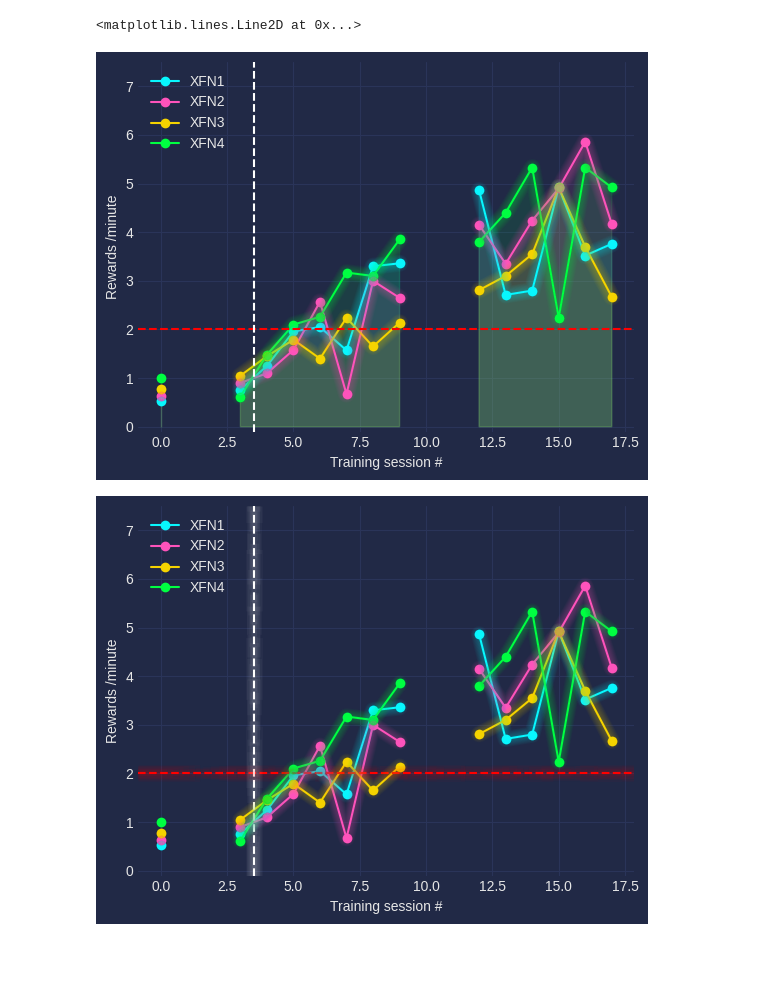
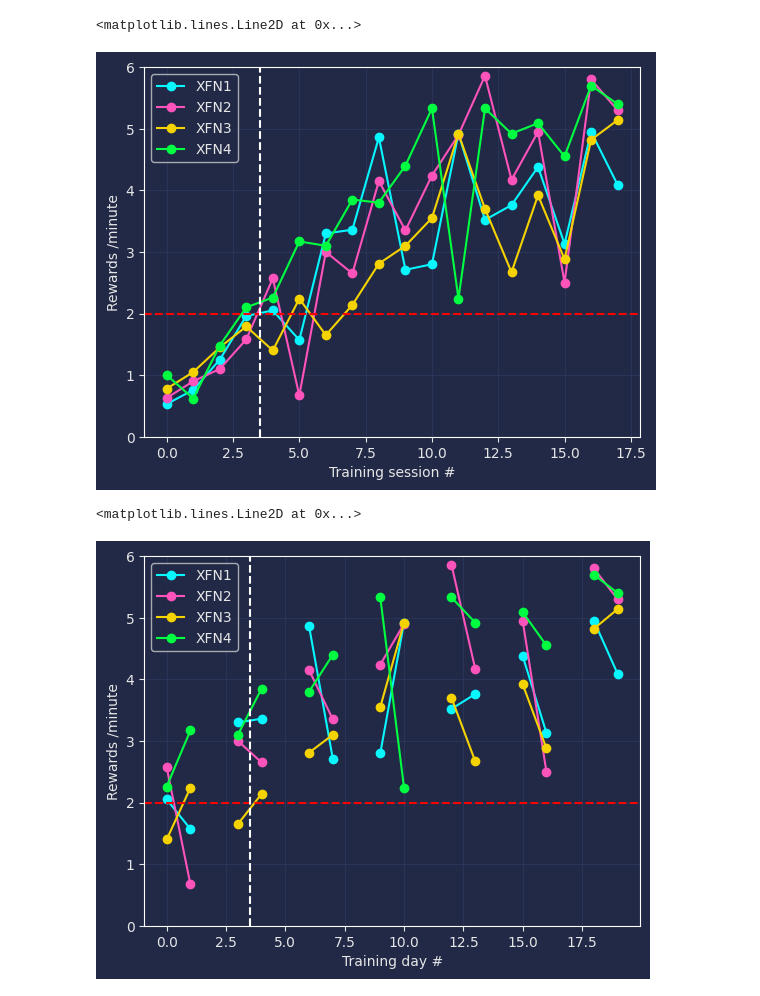
Before and after one commit to Ashu156/JLab, a Jupyter notebook: JL_Linear_track_reward_rate_monitoring.ipynb, the cells around one changed output. Saved outputs shown, nothing was run; the diff lists cells and outputs as text; code cells hidden in the pictures; blank space fills up the shorter version.

```diff
--- a/JL_Linear_track_reward_rate_monitoring.ipynb
+++ b/JL_Linear_track_reward_rate_monitoring.ipynb
@@ -77,0 +59,13 @@ ax.axvline(3.5, linestyle='--', color = 'white')
+# %%
+df2 = pd.read_excel(io.BytesIO(uploaded['Reward rates.xlsx']), sheet_name = 'Grand average')
+df3 = pd.read_excel(io.BytesIO(uploaded['Reward rates.xlsx']), sheet_name = 'Grand SEM')
+df4 = pd.read_excel(io.BytesIO(uploaded['Reward rates.xlsx']), sheet_name = 'Daily average')
+df5 = pd.read_excel(io.BytesIO(uploaded['Reward rates.xlsx']), sheet_name = 'Daily average without gaps')
+df6 = pd.read_excel(io.BytesIO(uploaded['Reward rates.xlsx']), sheet_name = 'Raw data without gaps')
+df7 = pd.read_excel(io.BytesIO(uploaded['Reward rates.xlsx']), sheet_name = 'Sessionwise daily performance')
+# average = df2.iloc[[0]]
+# print(average)
+# yerr1 = df2.iloc[[1]]
+# print(yerr1)
+# yerr2= yerr1.iloc[:, ::-1]
+# print(yerr2)
@@ -78,50 +115,30 @@ ax.axvline(3.5, linestyle='--', color = 'white')
 # %%
 fig, ax = plt.subplots()
-df.plot(marker='o', color=colors, ax=ax)
-# Redraw the data with low alpha and slighty increased linewidth:
-n_shades = 10
-diff_linewidth = 1.05
-alpha_value = 0.3 / n_shades
-for n in range(1, n_shades+1):
-    df.plot(marker='o',
-            linewidth=2+(diff_linewidth*n),
-            alpha=alpha_value,
-            legend=False,
-            ax=ax,
-            color=colors)
-# Color the areas below the lines:
-for column, color in zip(df, colors):
-    ax.fill_between(x=df.index,
-                    y1=df[column].values,
-                    y2=[0] * len(df),
-                    color=color,
-                    alpha=0.1)
+df6.plot(marker='o', color=colors, ax=ax)
 
 ax.grid(color='#2A3459')
 ax.set_xlim([ax.get_xlim()[0], ax.get_xlim()[1]])  # to not have the markers cut off
-ax.set_ylim([-0.1, 7.5])
+ax.set_ylim([-0.0, 6.0])
 ax.set_xlabel('Training session #')
-ax.set_ylabel('Rewards /minute')
-
+ax.set_ylabel('Rewards /minute'),
+# ax.set_xticklabels(['0', '1', '2'])
 ax.axhline(2.0, linestyle='--', color = 'red')
 ax.axvline(3.5, linestyle='--', color = 'white')
 # %% [output]
 <matplotlib.lines.Line2D at 0x...>
-[figure, old version]
+[figure, new version]
 # %%
-plt.style.use("cyberpunk")
 fig, ax = plt.subplots()
-df.plot(marker='o', color=colors, ax=ax)
+df7.plot(marker='o', color=colors, ax=ax)
 
 ax.grid(color='#2A3459')
 ax.set_xlim([ax.get_xlim()[0], ax.get_xlim()[1]])  # to not have the markers cut off
-ax.set_ylim([-0.1, 7.5])
-ax.set_xlabel('Training session #')
+ax.set_ylim([-0.0, 6.0])
+ax.set_xlabel('Training day #')
 ax.set_ylabel('Rewards /minute'),
 # ax.set_xticklabels(['0', '1', '2'])
 ax.axhline(2.0, linestyle='--', color = 'red')
 ax.axvline(3.5, linestyle='--', color = 'white')
-
-mplcyberpunk.make_lines_glow(ax)
 # %% [output]
+<matplotlib.lines.Line2D at 0x...>
-[figure, old version]
+[figure, new version]
```
Also changed, not shown: parts of 11 cells of this notebook.
